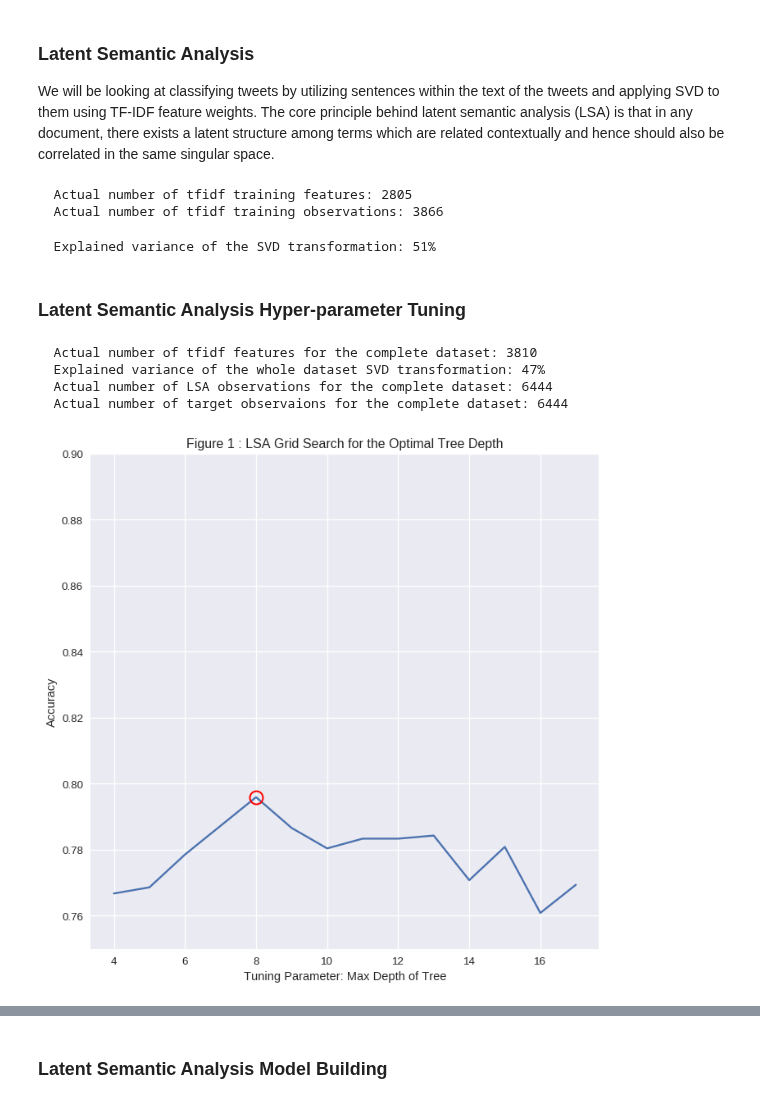
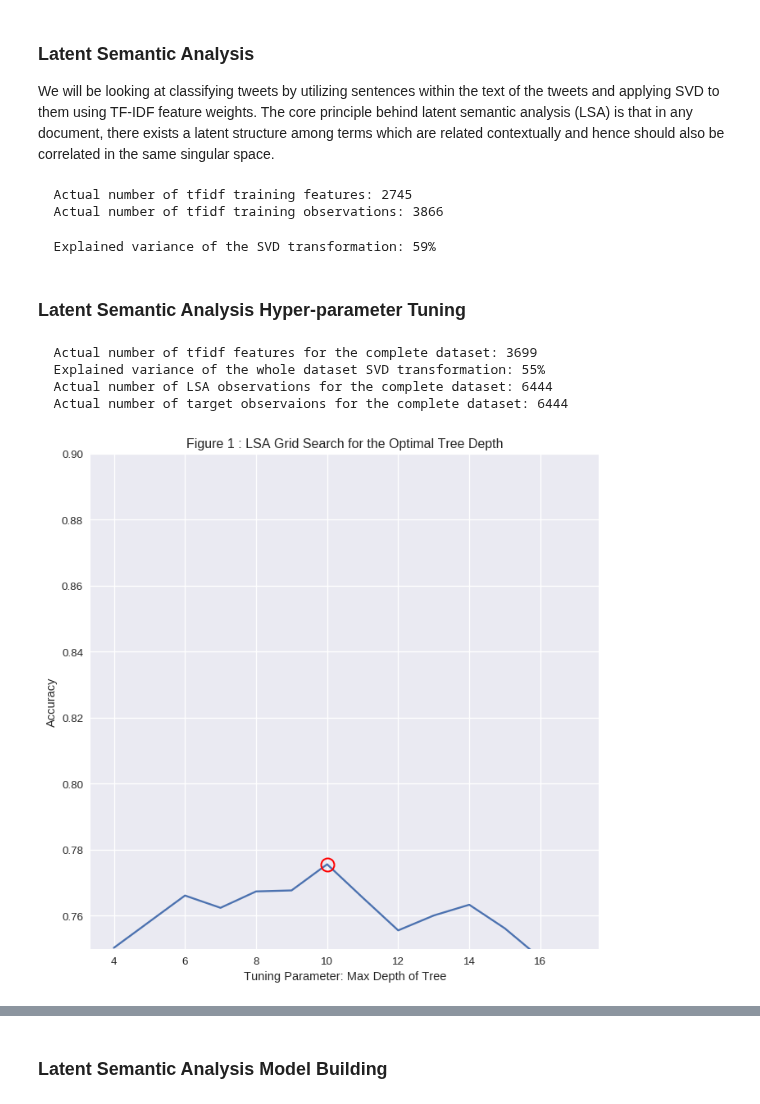
Before and after one commit to 315iah515/Thinkful-Notebooks, a Jupyter notebook: Bootcamp/Unsupervised/NaturalLanguageProcessing/NLPClassificationofPoliticalTweets.ipynb, the cells around one changed output, grey strips where cells are left out. Cells and saved outputs as stored; diff of their text form; code cells hidden in the pictures.

```diff
--- a/Bootcamp/Unsupervised/NaturalLanguageProcessing/NLPClassificationofPoliticalTweets.ipynb
+++ b/Bootcamp/Unsupervised/NaturalLanguageProcessing/NLPClassificationofPoliticalTweets.ipynb
@@ -200,11 +200,14 @@ def tokenize(s):
 def preprocess(s, lowercase=False):
     result_str = ""
     result = re.sub(r"http\S+", "", s)
-    result2 = re.sub(r"—Hillary", "", result)
-    tokens = tokenize(result2)
+    result2 = re.sub(r"https\S+", "", result)
+    result3 = re.sub(r"—Hillary", "", result2)
+    result4 = re.sub('[^A-Za-z0-9]+', '', result3)
+    tokens = tokenize(result3)
     if lowercase:
         tokens = [token if emoticon_re.search(token) else token.lower() for token in tokens]
     result_str = ' '.join(tokens)
+    #print('Result of preprocessing step: %s' % (result_str))
     return result_str
 
 
@@ -231,8 +234,16 @@ def timeblock(label):
 def create_Spacy_noramlized_data(data):
     tweet_text_doc = []
     for text in data:
-        tweet_text_doc.append(normalize_text(nlp(text)))
+        sentence = preprocess(text, True)
+        tweet_text_doc.append(normalize_text(nlp(sentence)))
     return tweet_text_doc
+
+
+def bagOf_words_extractor(corpus, ngram_range=(1,1)):
+
+    vectorizer = CountVectorizer(min_df=1, ngram_range=ngram_range)
+    features = vectorizer.fit_transform(corpus)
+    return vectorizer, features
 
 
 def tfidf_extractor(corpus, ngram_range=(1,1)):
@@ -282,6 +293,7 @@ def tfidf_weighted_averaged_word_vectorizer(corpus, tfidf_vectors,
     return np.array(features)
 
 
+
 def average_word_vectors(words, model, vocabulary, num_features):
 
     feature_vector = np.zeros((num_features,),dtype="float64")
@@ -327,7 +339,7 @@ def evaluate_model(classifier, train_data, train_labels, test_data, test_labels,
     # predict using model
     predictions = classifier.predict(test_data)
     # evaluate model prediction performance
-    print('Prediction classes : \n %s\n' % rfc.classes_)
+    print('Prediction classes : \n %s\n' % classifier.classes_)
     print(classification_report(test_labels, predictions, target_names=target_labels))
     print('\n')
     cnfsn_mtrx = metrics.confusion_matrix(test_labels, predictions)
@@ -369,13 +429,13 @@ tfidf_vectorizer, X_train_tfidf = tfidf_extractor(X_train)
 print("  Actual number of tfidf training features: %d" % X_train_tfidf.get_shape()[1])
 print("  Actual number of tfidf training observations: %d" % X_train_tfidf.get_shape()[0])
 # %% [output]
-  Actual number of tfidf training features: 2805
+  Actual number of tfidf training features: 2745
   Actual number of tfidf training observations: 3866
 # %%
 # Project the tfidf vectors onto the first N principal components.
 # Though this is significantly fewer features than the original tfidf vector,
 # they are stronger features, and the accuracy is higher.
-svd = TruncatedSVD(300)
+svd = TruncatedSVD(400)
 
 # Run SVD on the training data
 X_train_lsa = svd.fit_transform(X_train_tfidf)
@@ -389,7 +449,7 @@ print("  Explained variance of the SVD transformation: {}%".format(int(explained
 X_test_tfidf = tfidf_vectorizer.transform(X_test)
 X_test_lsa = svd.transform(X_test_tfidf)
 # %% [output]
-  Explained variance of the SVD transformation: 51%
+  Explained variance of the SVD transformation: 59%
 # %% [markdown]
 ### Latent Semantic Analysis Hyper-parameter Tuning
 # %%
@@ -397,45 +457,44 @@ X_test_lsa = svd.transform(X_test_tfidf)
 # We want to run the whole dataset, so as not to overfit the model on the training data
 rfc = ensemble.RandomForestClassifier()
 
-y = tweet_data.target
 X_tfidf = tfidf_vectorizer.fit_transform(tweets_doc)
 
 print("  Actual number of tfidf features for the complete dataset: %d" % X_tfidf.get_shape()[1])
-svd = TruncatedSVD(300)
+svd = TruncatedSVD(400)
 X_lsa = svd.fit_transform(X_tfidf)
 
 explained_variance = svd.explained_variance_ratio_.sum()
 print("  Explained variance of the whole dataset SVD transformation: {}%".format(int(explained_variance * 100)))
 
 
 print("  Actual number of LSA observations for the complete dataset: %d" % X_lsa.shape[0])
 print("  Actual number of target observaions for the complete dataset: %d" % y.shape)
 
 #==========================================
 max_depth_range = list(range(4, 18))
 param_grid = dict(max_depth=max_depth_range)
 
 grid = GridSearchCV(rfc, param_grid, cv=5)
 grid.fit(X_lsa, y)
 
 # check the results of the grid search
 #print(grid.grid_scores_)
 grid.grid_scores_[1]
 grid_mean_scores = [result[1] for result in grid.grid_scores_]
 # this is a list of the average accuracies for each parameter combination
 plt.figure(figsize=(800/my_dpi, 800/my_dpi), dpi=my_dpi)
 plt.ylim([0.75, .90])
 plt.xlabel('Tuning Parameter: Max Depth of Tree')
 plt.ylabel('Accuracy')
 plt.plot(max_depth_range, grid_mean_scores)
 plt.title('Figure 1 : LSA Grid Search for the Optimal Tree Depth')
 __ = plt.plot(grid.best_params_['max_depth'], grid.best_score_, 'ro', markersize=12, markeredgewidth=1.5,
          markerfacecolor='None', markeredgecolor='r')
 # %% [output]
-  Actual number of tfidf features for the complete dataset: 3810
-  Explained variance of the whole dataset SVD transformation: 47%
+  Actual number of tfidf features for the complete dataset: 3699
+  Explained variance of the whole dataset SVD transformation: 55%
   Actual number of LSA observations for the complete dataset: 6444
   Actual number of target observaions for the complete dataset: 6444
-[figure, old version]
+[figure, new version]
 # %%
 # Let us find the best value for the number of trees in the forest
```
Also changed, not shown: parts of 20 cells of this notebook, 1 other file.
